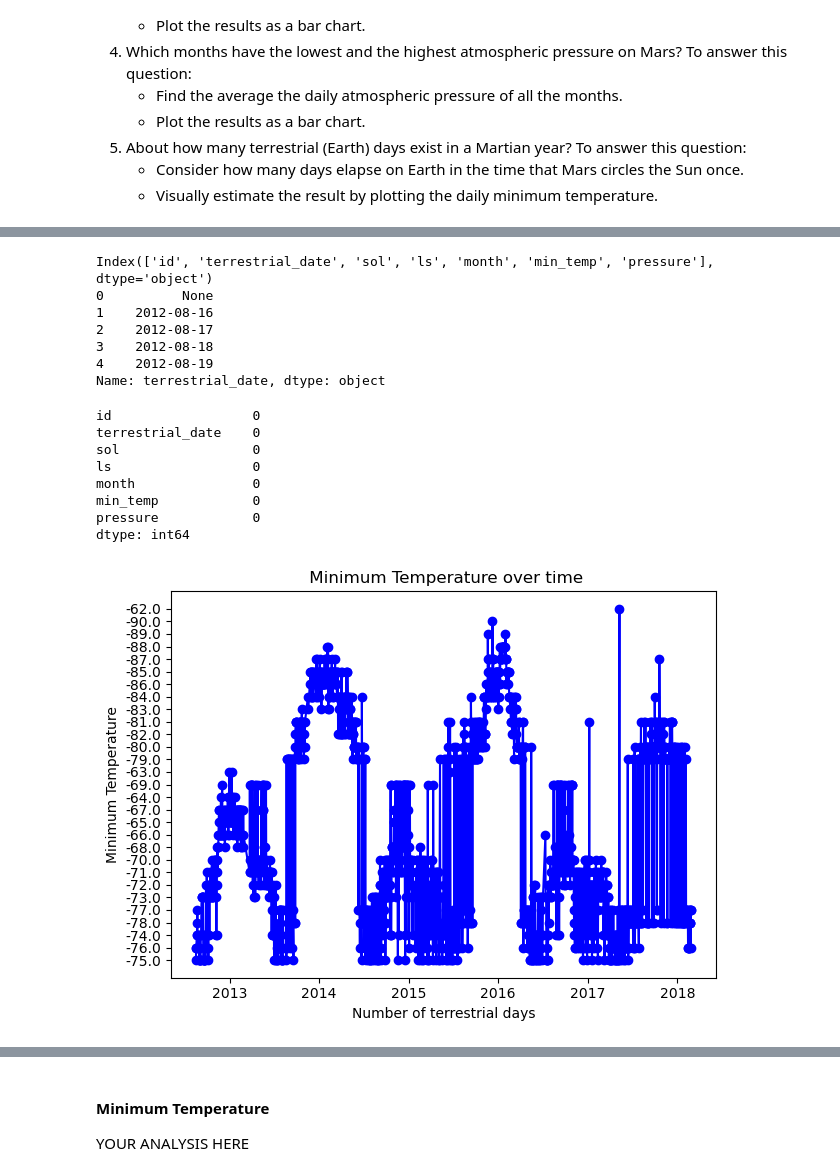
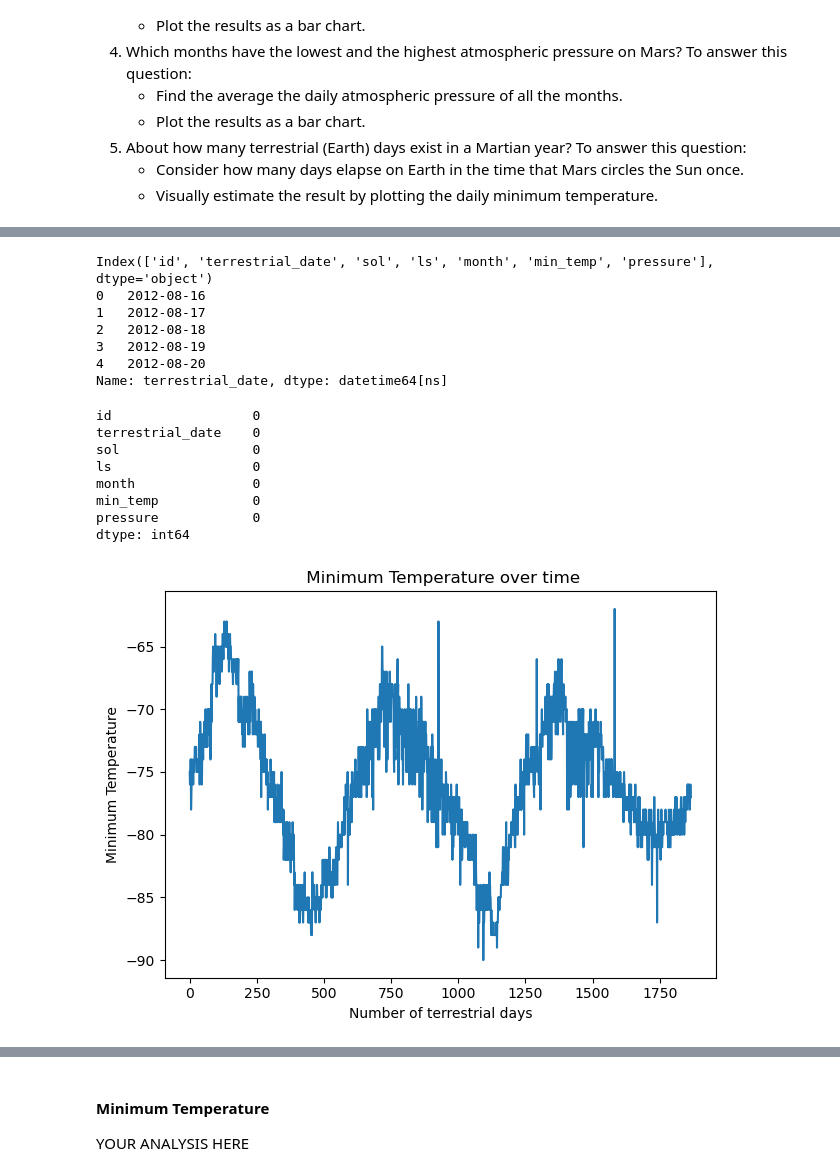
Before and after one commit to McKinnonJulia/Module11-DataCollection, a Jupyter notebook: part_2_mars_weather.ipynb, the cells around one changed output, grey strips where cells are left out. Saved outputs shown, nothing was run; the diff lists cells and outputs as text; code cells hidden in the pictures.

```diff
--- a/part_2_mars_weather.ipynb
+++ b/part_2_mars_weather.ipynb
@@ -50,7 +76,7 @@ Assemble the scraped data into a Pandas DataFrame. The columns should have the s
 
 empty_list=[]
 # Loop through the scraped data to create a list of rows
-for row in table.find_all('tr'):
+for row in table.find_all('tr')[1:]:
     cells=row.find_all('td')
     empty_list.append([cell.get_text(strip=True) for cell in cells])
 
@@ -58,4 +84,4 @@ col_names=['id', 'terrestrial_date', 'sol', 'ls', 'month', 'min_temp','pressure'
 
 mars_weather=pd.DataFrame(empty_list, columns=col_names)
 
-print(mars_weather.head())
+#print(mars_weather.head())
@@ -106,7 +139,7 @@ mars_weather['id'] = mars_weather['id'].astype(int)
 # Change data types for data analysis
 #convert to int
 mars_weather['id'] = mars_weather['id'].fillna(-1).astype(int)
-
+mars_weather['ls']=mars_weather['ls'].fillna(-1).astype(int)
 mars_weather['sol']=mars_weather['sol'].fillna(-1).astype(int)
 mars_weather['month']=mars_weather['month'].fillna(-1).astype(int)
 #convert to datetime
@@ -325,12 +318,12 @@ print(mars_weather.columns)
 print(mars_weather['terrestrial_date'].head())
 # %% [output]
 Index(['id', 'terrestrial_date', 'sol', 'ls', 'month', 'min_temp', 'pressure'], dtype='object')
-0          None
-1    2012-08-16
-2    2012-08-17
-3    2012-08-18
-4    2012-08-19
-Name: terrestrial_date, dtype: object
+0   2012-08-16
+1   2012-08-17
+2   2012-08-18
+3   2012-08-19
+4   2012-08-20
+Name: terrestrial_date, dtype: datetime64[ns]
 # %%
 mars_weather['terrestrial_date'] = pd.to_datetime(mars_weather['terrestrial_date'], errors='coerce')
 # %%
@@ -347,19 +340,16 @@ dtype: int64
 # %%
 mars_weather = mars_weather.dropna(subset=['terrestrial_date', 'min_temp'])
 # %%
-#plotgraph
-
-plt.plot(mars_weather['terrestrial_date'], mars_weather['min_temp'],marker='o', linestyle='-', color='b')
-
+mars_weather['min_temp'].plot()
 # Add titles and labels
 plt.title(' Minimum Temperature over time')
 plt.xlabel('Number of terrestrial days')
 plt.ylabel('Minimum Temperature')
 
 
 
 # Show the plot
-plt.tight_layout()
+#plt.tight_layout()
 plt.show()
 # %% [output]
-[figure, old version]
+[figure, new version]
```
Also changed, not shown: parts of 28 cells of this notebook, 5 other files.
